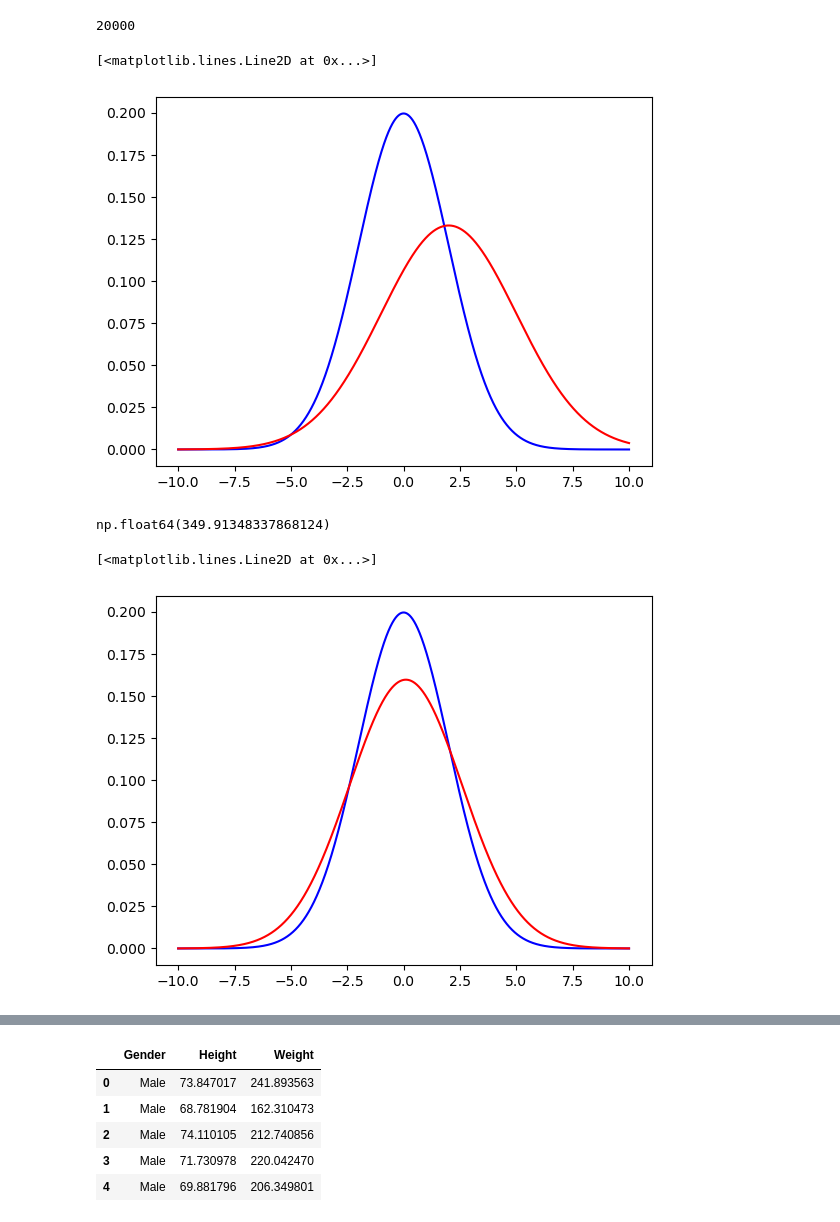
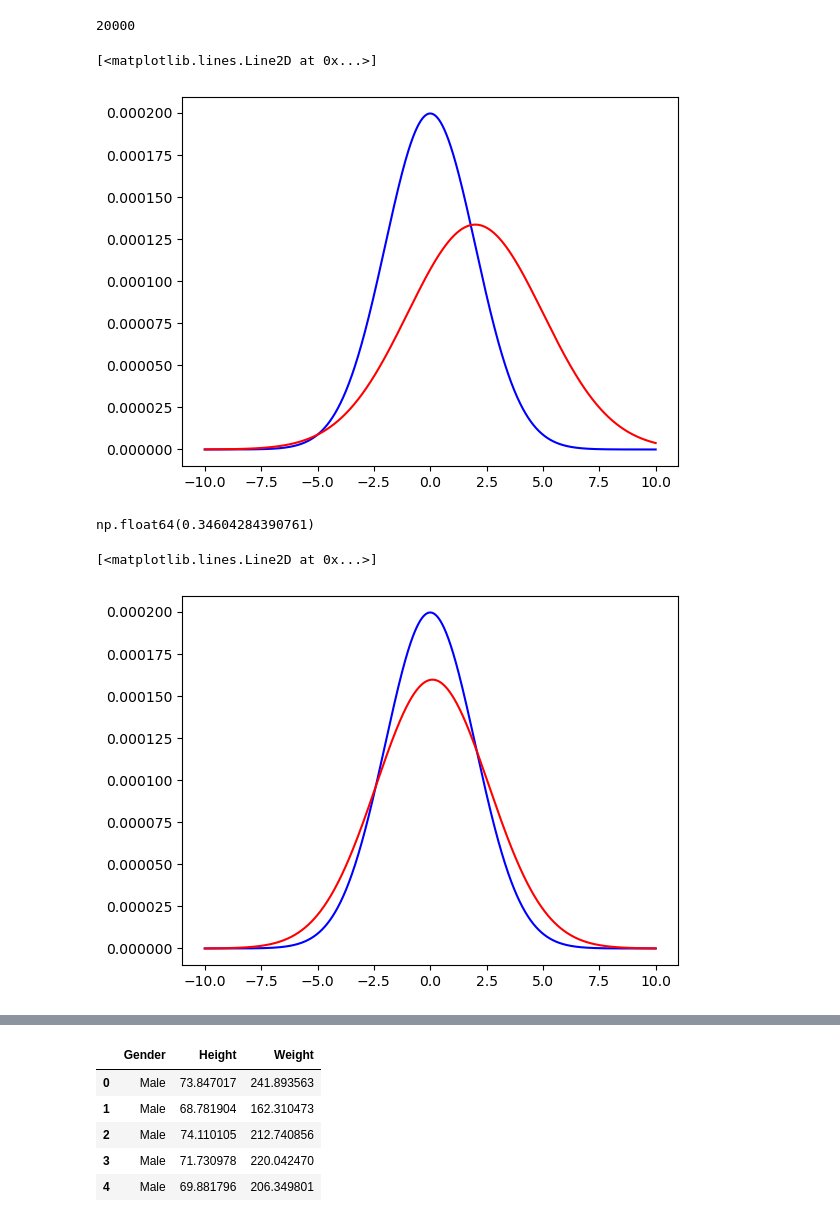
Before and after one commit to hamed-safaei/data-science-learning, a Jupyter notebook: data-science-learning/Codes/Statistics/KL.ipynb, the cells around one changed output, grey strips where cells are left out. Cells and saved outputs as stored; diff of their text form; code cells hidden in the pictures.

```diff
--- a/data-science-learning/Codes/Statistics/KL.ipynb
+++ b/data-science-learning/Codes/Statistics/KL.ipynb
@@ -20,23 +20,29 @@ len(x)
 # %%
 p = norm.pdf(x, 0, 2)
 q = norm.pdf(x, 2, 3)
+
+p = p / p.sum()
+q = q / q.sum() #نرمال کردن و تبدیل به فرم احتمالی
+
 plt.plot(x, p, c='blue')
 plt.plot(x, q, c='red')
 # %% [output]
 [<matplotlib.lines.Line2D at 0x...>]
-[figure, old version]
+[figure, new version]
 # %%
 kl(p, q)
 # %% [output]
-np.float64(349.91348337868124)
+np.float64(0.34604284390761)
 # %%
 p = norm.pdf(x, 0, 2)
 q = norm.pdf(x, 0.1, 2.5)
+p = p / p.sum()
+q = q / q.sum()
 plt.plot(x, p, c='blue')
 plt.plot(x, q, c='red')
 # %% [output]
 [<matplotlib.lines.Line2D at 0x...>]
-[figure, old version]
+[figure, new version]
 # %%
 kl(p, q)
 # %% [output]
```
Also changed, not shown: parts of 3 cells of this notebook, 4 other files.
